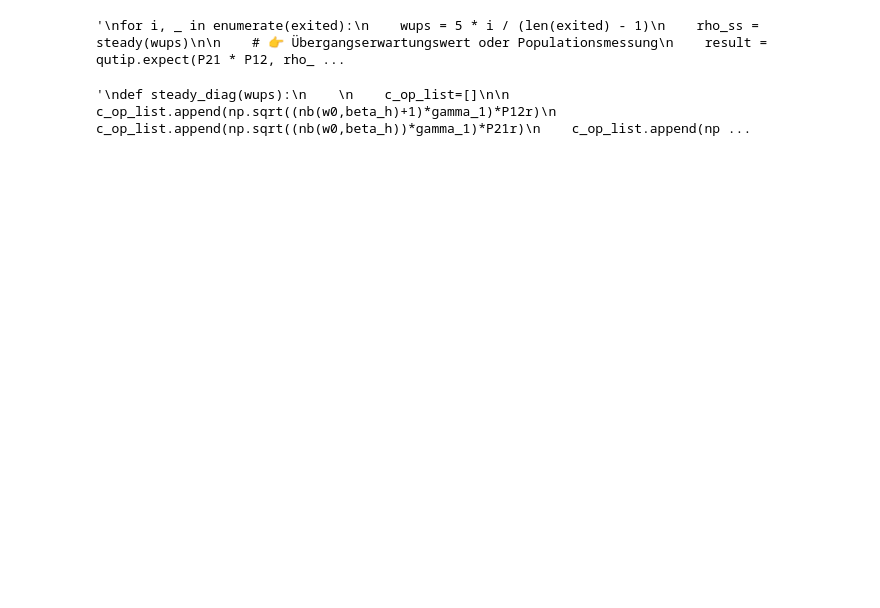
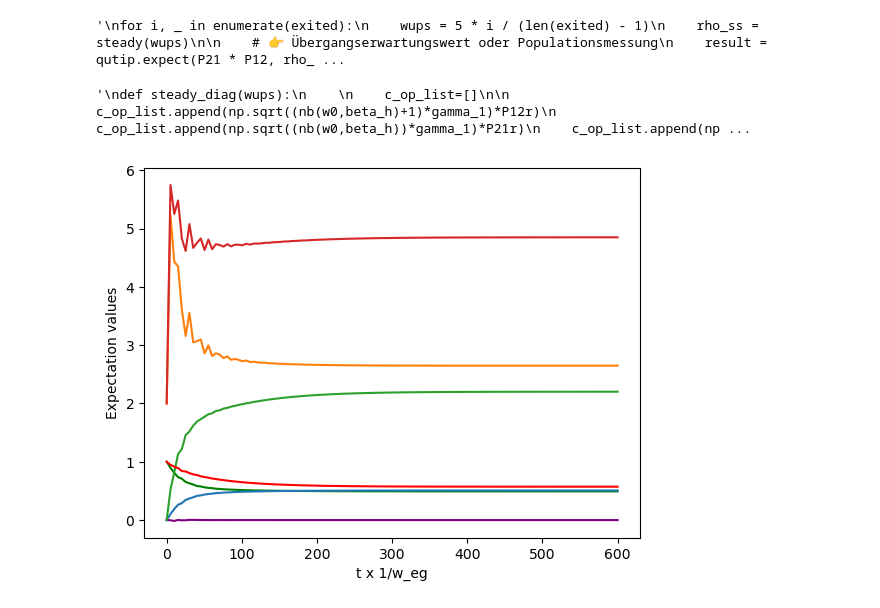
Before and after one commit to SanderStammbach/Sanders-Studium, a Jupyter notebook: Vibration/Deamon.ipynb, the cells around one changed output. Drawn from its saved outputs; the diff is of its cells as text; code cells hidden in the pictures; blank space fills up the shorter version.

```diff
--- a/Vibration/Deamon.ipynb
+++ b/Vibration/Deamon.ipynb
@@ -237,30 +237,36 @@ print(Atomic*qutip.sigmap()*qutip.sigmam())"""
 # %% [output]
 '\ndef steady_diag(wups):\n    \n    c_op_list=[]\n\n    c_op_list.append(np.sqrt((nb(w0,beta_h)+1)*gamma_1)*P12r)\n    c_op_list.append(np.sqrt((nb(w0,beta_h))*gamma_1)*P21r)\n    c_op_list.append(np ...
 # %%
+
+
+gamma_1=0.001
+gamma_2=0.01
 c_op_list=[]
 
 c_op_list.append(np.sqrt((nb(w0,beta_h)+1)*gamma_1)*P12)
 c_op_list.append(np.sqrt((nb(w0,beta_h))*gamma_1)*P21)
 c_op_list.append(np.sqrt((nb(w,beta_c)+1)*gamma_2)*b*P12*P21)
 c_op_list.append(np.sqrt((nb(w,beta_c))*gamma_2)*b.dag()*P12*P21)
 c_op_list.append(np.sqrt((nb(w,beta_c)+1)*gamma_2)*b*P21*P12)
 c_op_list.append(np.sqrt((nb(w,beta_c))*gamma_2)*b.dag()*P21*P12)
 Resul_Lindblad=qutip.mesolve(H, rho0, tlist, [c_op_list], [P21*P12, P12*P21,P12,b.dag()*b*P21*P12,b.dag()*b*P12*P21,b.dag()*b*P21*P12+b.dag()*b*P12*P21,ad*a])
 fig, ax = plt.subplots()
 ax.plot(tlist, Resul_Lindblad.expect[0],color="green")
 ax.plot(tlist, Resul_Lindblad.expect[1])
 ax.plot(tlist, Resul_Lindblad.expect[2],color="purple")
 ax.plot(tlist, Resul_Lindblad.expect[3])
 ax.plot(tlist, Resul_Lindblad.expect[4])
 ax.plot(tlist, Resul_Lindblad.expect[5])
 ax.plot(tlist, Resul_Lindblad.expect[6],color="red")
 #P1 = np.exp(-beta_h * w0 / 2) / (np.exp(-beta_h * w0 / 2) + np.exp(beta_h * w0 / 2))
 #ax.plot(tlist,np.exp(-gamma_1 *(2*nb(w00,beta_h)+1)*tlist)+P1*(1-np.exp(-gamma_1 *(2*nb(w00,beta_h))*tlist)),linestyle='dashdot')
 ax.set_xlabel('t x 1/w_eg')
 ax.set_ylabel('Expectation values')
 #ax.legend(("Pe", "Pg","P12","N * P22 ","N * P11","N*P22+N*P11"))
 
 #ax.axhline(y=1/(np.exp(beta*vg)-1), xmin=0, xmax=40, color='b', linestyle='--')
 #ax.axhline(y=0.5, xmin=0, xmax=40, color='b', linestyle='--')
 plt.show()
+# %% [output]
+[figure, added]
 # %%
```
Also changed, not shown: parts of 4 cells of this notebook.
